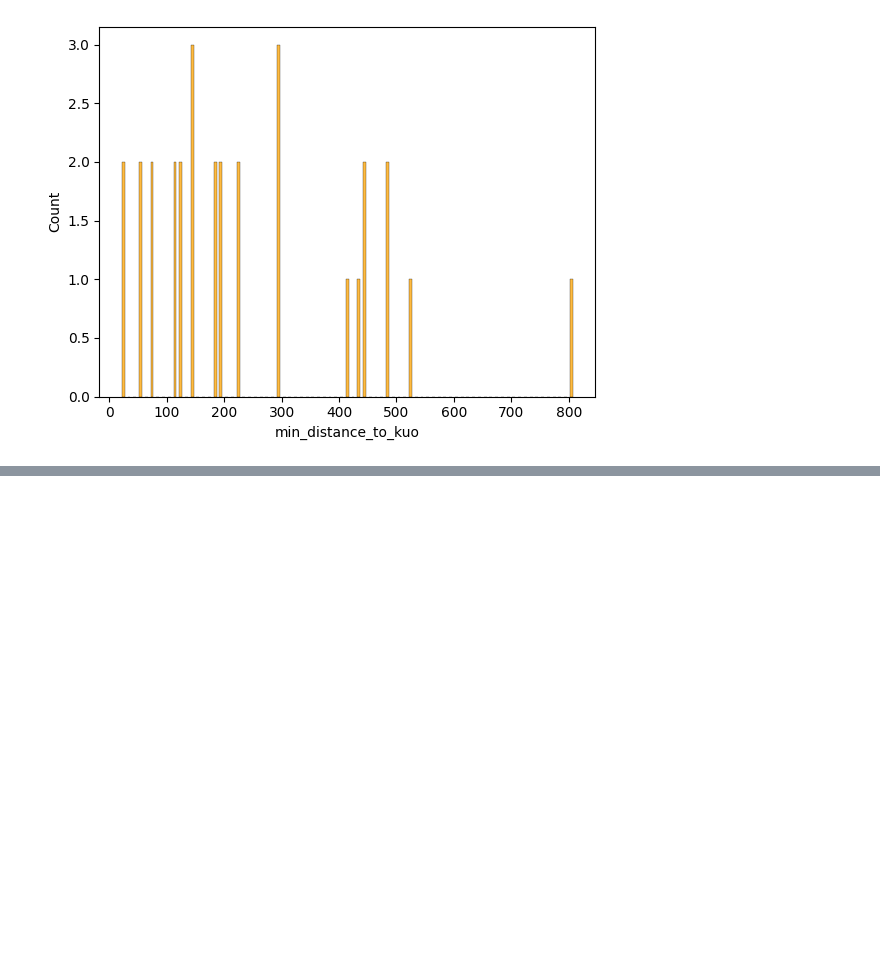
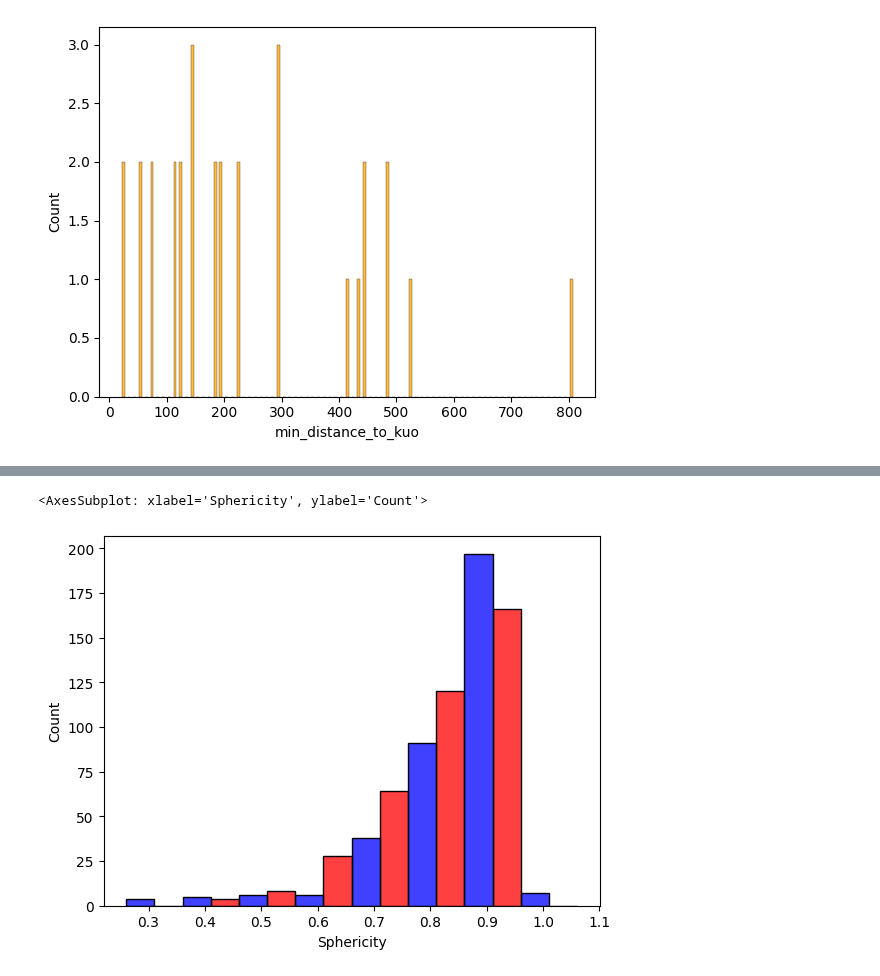
Before and after one commit to Mas515/Image_analysis, a Jupyter notebook: IVMtilescans_plot.ipynb, the cells around one changed output, grey strips where cells are left out. Saved outputs shown, nothing was run; the diff lists cells and outputs as text; code cells hidden in the pictures; blank space fills up the shorter version.

```diff
--- a/IVMtilescans_plot.ipynb
+++ b/IVMtilescans_plot.ipynb
@@ -468,0 +507,23 @@ Name: min_distance_to_kuo, dtype: float64
+# %%
+###IMARIS MK MEASUREMENTS
+
+data=pd.read_csv('/Users/secchim/Documents/Experiments/Imaris_aged_IVM_tilescans/MK_measurements.csv', index_col=None, header=0)
+# data=data[data['Treatment']=='homeostasis']
+
+for r,b, in data.iterrows():
+    if data.loc[r,'Volume']>100000:
+        data.loc[r,'Volume']=None
+
+# sns.histplot(data, x="Volume", hue="Treatment", palette=['blue','red'], hue_order=('homeostasis','ageing'), legend=False, binwidth=1000, multiple="dodge")
+
+sns.histplot(data, x="Sphericity", hue="Treatment", palette=['blue','red'], hue_order=('homeostasis','ageing'), legend=False, binwidth=0.1, multiple="dodge")
+
+# g=(sns.stripplot(x=("Treatment"),hue='File_ID', y="Volume", data=data, alpha=0.3), sns.violinplot(x=("Treatment"), hue='File_ID', y="Volume", data=data, showfliers = False, palette=['green','orange']))
+# plt.legend(title='Cell type', loc='upper center', labels=['Hoxb5+Vwf+', 'Hoxb5+Vwf-'])
+# plt.legend([], [], frameon=False)
+# g[1].set(ylabel='MK volume (µm3)')
+# g[1].set(ylim=(0,150000))
+# plt.show(g)
+# %% [output]
+<AxesSubplot: xlabel='Sphericity', ylabel='Count'>
+[figure, added]
```
Also changed, not shown: parts of 1 cell of this notebook.
